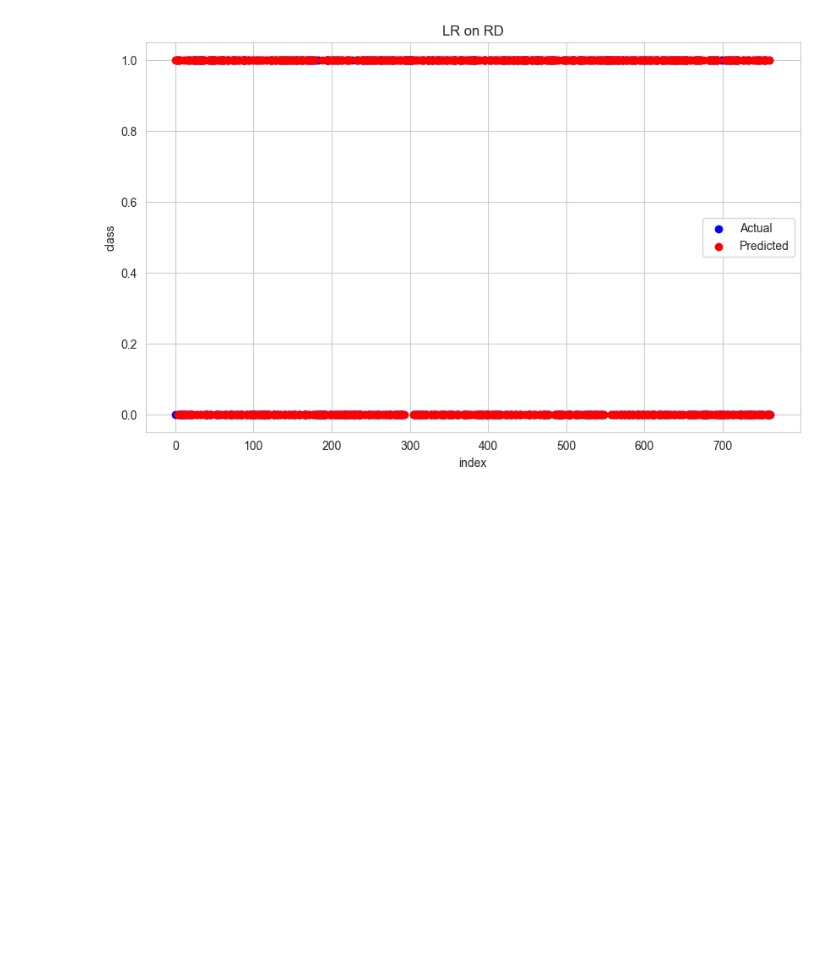
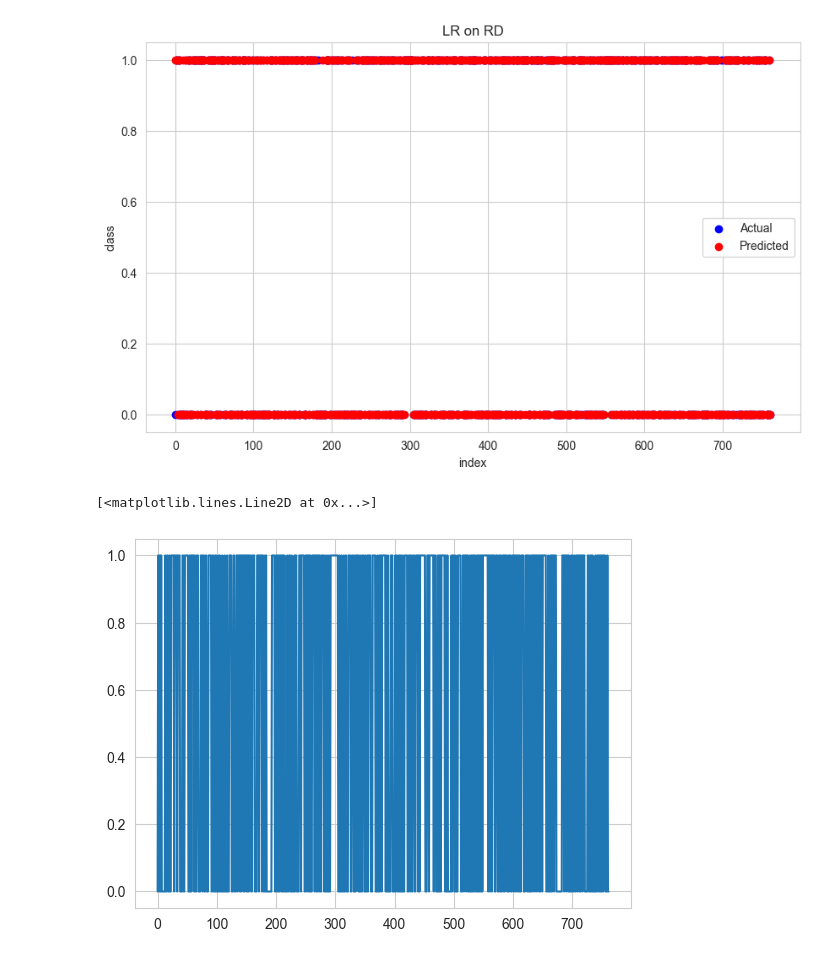
Before and after one commit to AIwaziri/Ai-305-LAB-ML, a Jupyter notebook: LAB05/waziri-Logistic Regression Lab05.ipynb, the cells around one changed output. Saved outputs shown, nothing was run; the diff lists cells and outputs as text; code cells hidden in the pictures; blank space fills up the shorter version.

```diff
--- a/LAB05/Logistic Regression Lab.ipynb
+++ b/LAB05/waziri-Logistic Regression Lab05.ipynb
@@ -366,3 +356,8 @@ plt.legend()
 plt.show()
 # %% [output]
 [figure]
+# %%
+plt.plot(y_test, label='Actual')
+# %% [output]
+[<matplotlib.lines.Line2D at 0x...>]
+[figure, added]
```
Also changed, not shown: parts of 12 cells of this notebook.
